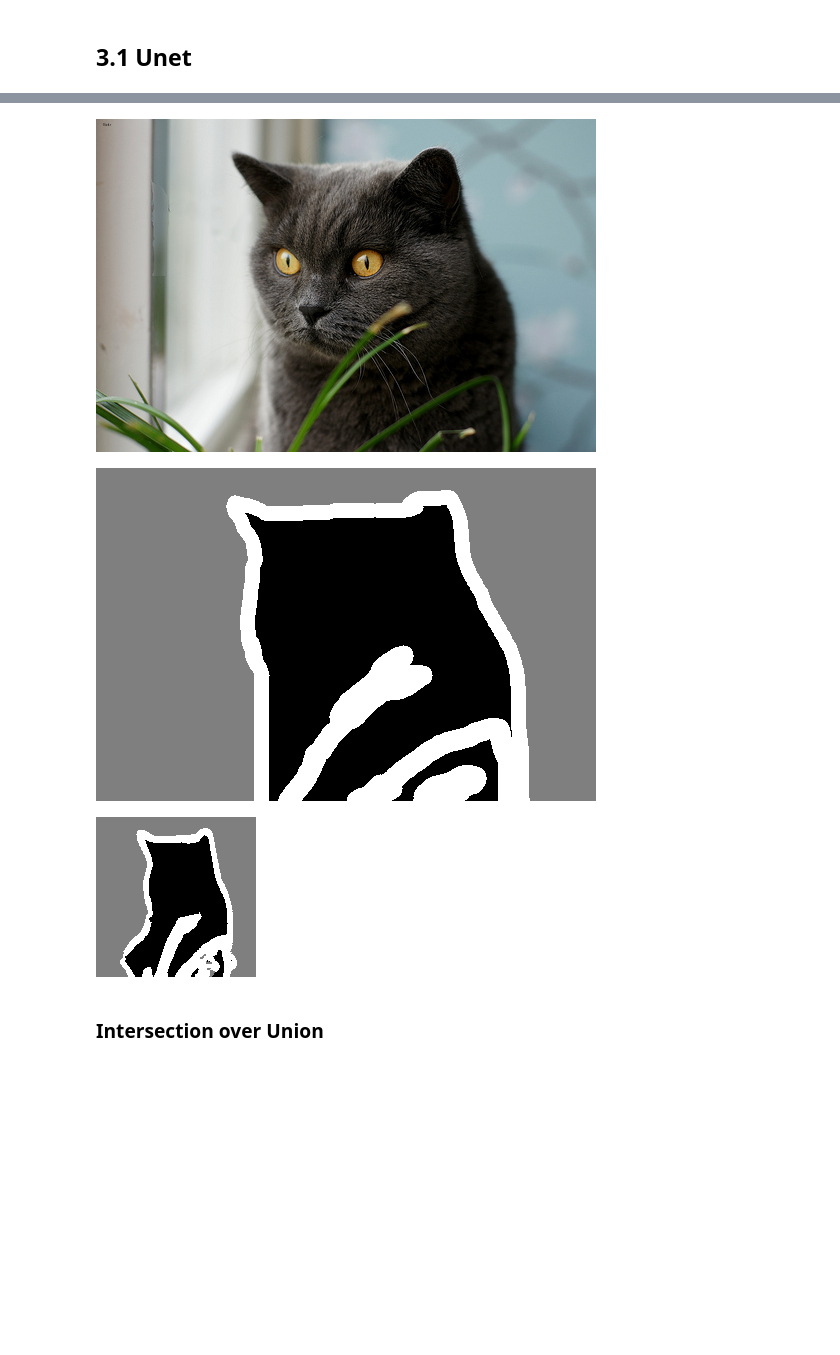
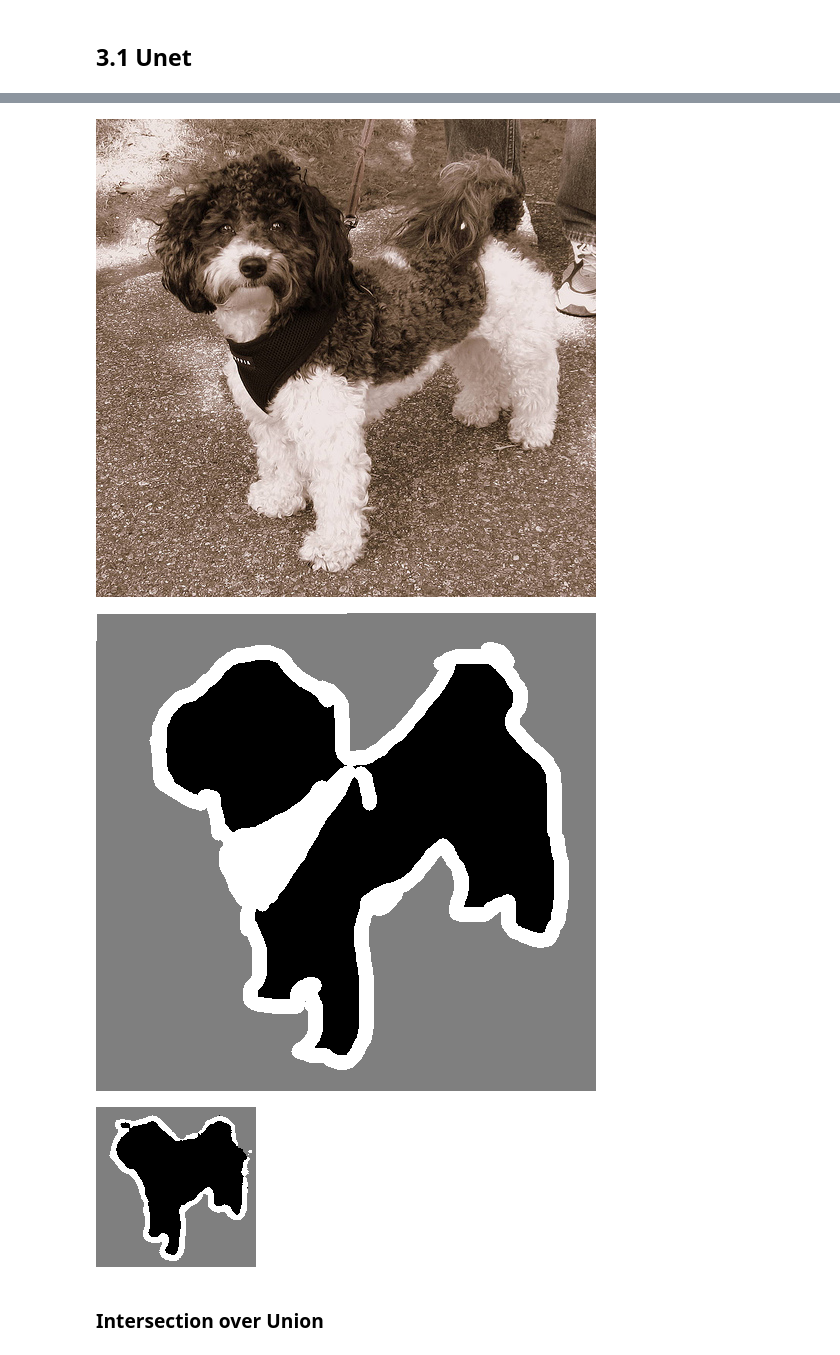
Before and after one commit to MihaiNastase/Image-Segmentation-Oxford-Pets, a Jupyter notebook: UNet Training and Evaluation.ipynb, the cells around one changed output, grey strips where cells are left out. Drawn from its saved outputs; the diff is of its cells as text; code cells hidden in the pictures; blank space fills up the shorter version.

```diff
--- a/UNet Training and Evaluation.ipynb
+++ b/UNet Training and Evaluation.ipynb
@@ -303,7 +282,7 @@ Loaded model from disk
 # %% [markdown]
 ### Helper functions
 # %%
-def display_mask(i):
+def display_mask(i, val_preds):
     """Quick utility to display a model's prediction."""
     mask = np.argmax(val_preds[i], axis=-1)
     mask = np.expand_dims(mask, axis=-1)
@@ -388,3 +367,13 @@ def Dice_Coef(GROUND_TRUTH, ACTUAL, BATCH_SIZE, IMG_SIZE):
     print("Dice Coeficient = ", "%.4f" % (intersection / union*100), "%")
 # %% [markdown]
 ## 3.1 Unet
+# %%
+# Optional:
+# load json and create model
+json_file = open('Models/Unet_auto.json', 'r')
+loaded_Unet_json = json_file.read()
+json_file.close()
+loaded_Unet = model_from_json(loaded_Unet_json)
+# load weights into new model
+loaded_Unet.load_weights("Models/Unet_auto.h5")
+print("Loaded model from disk")
@@ -391,3 +382,4 @@ def Dice_Coef(GROUND_TRUTH, ACTUAL, BATCH_SIZE, IMG_SIZE):
 # %%
-val_preds = Unet_model.predict(val_data)
+#val_preds = Unet_model.predict(val_data)
+val_preds = loaded_Unet.predict(val_data)
 # %% [output]
@@ -395,17 +396,17 @@ val_preds = Unet_model.predict(val_data)
 # %%
 # Display input image
-display(Image.open(test_input_img_paths[13]))
+display(Image.open(test_input_img_paths[0]))
 
 # Display ground-truth target mask
-img = PIL.ImageOps.autocontrast(load_img(test_target_img_paths[13]))
+img = PIL.ImageOps.autocontrast(load_img(test_target_img_paths[0]))
 display(img)
 
 # Display mask predicted by our model
-display_mask(13)  # Inputs was resized at 160x160.
+display_mask(0, val_preds)  # Inputs was resized at 160x160.
 # %% [output]
-[figure, old version]
+[figure, new version]
-[figure, old version]
+[figure, new version]
-[figure, old version]
+[figure, new version]
 # %% [markdown]
 ### Intersection over Union
 # %%
```
Also changed, not shown: parts of 12 cells of this notebook, 19 other files.
